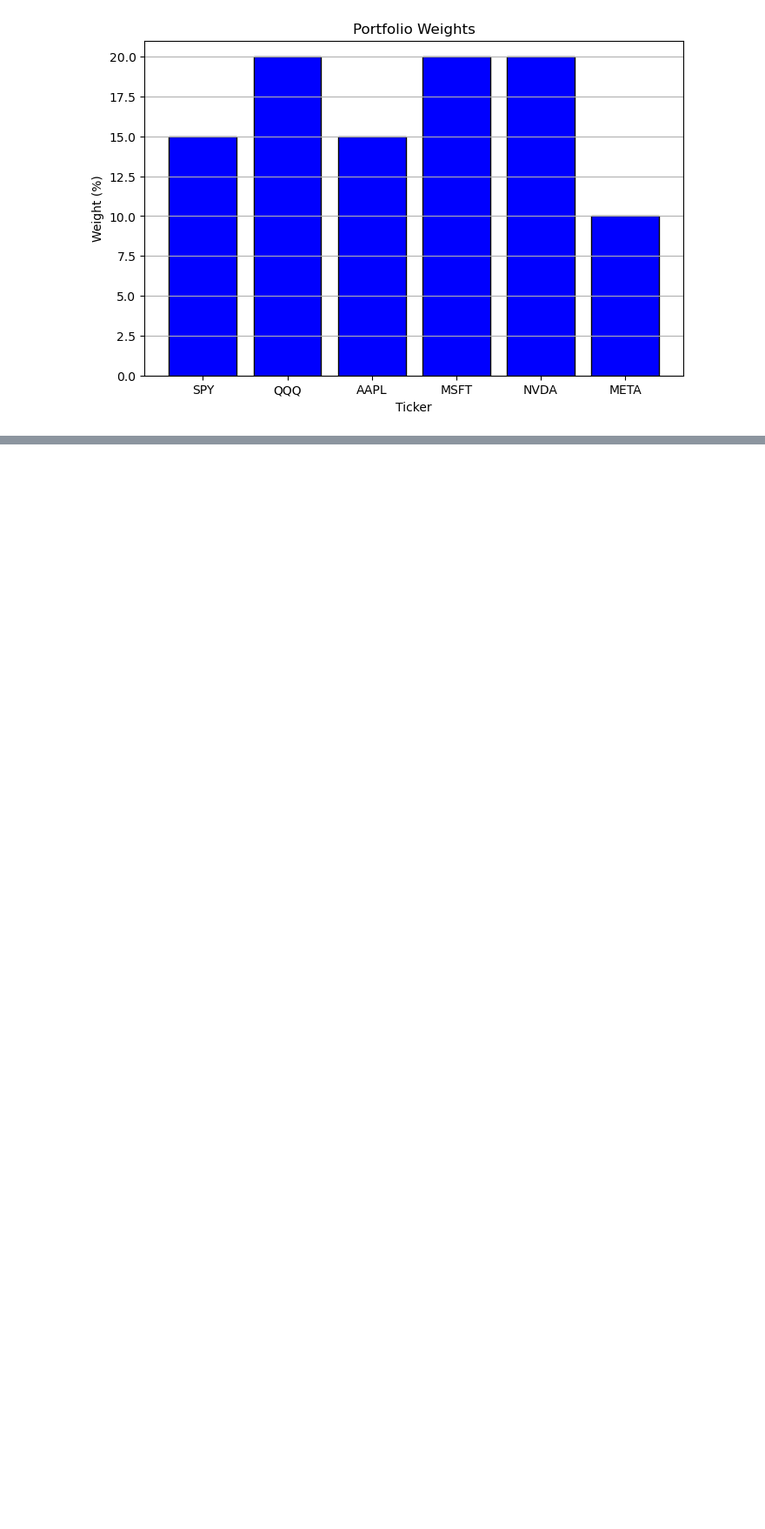
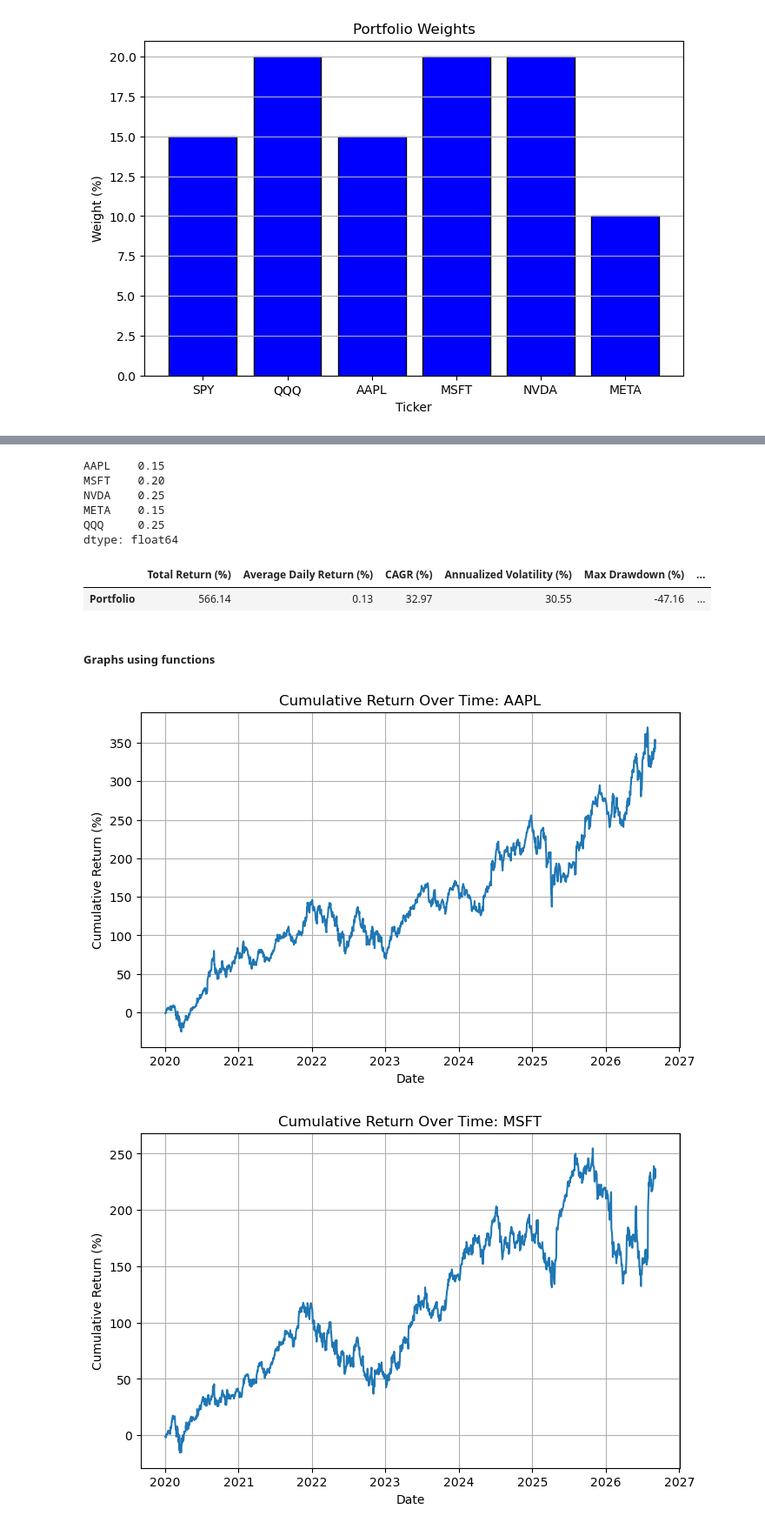
Before and after one commit to caiorocha12/Finance-Dashboard-AI-project, a Jupyter notebook: finance_data_analysis.ipynb, the cells around one changed output, grey strips where cells are left out. Shown at 87% size. Saved outputs shown, nothing was run; the diff lists cells and outputs as text; code cells hidden in the pictures; blank space fills up the shorter version.

```diff
--- a/finance_data_analysis.ipynb
+++ b/finance_data_analysis.ipynb
@@ -858,0 +1042,16 @@ plt.show()
+# %%
+# Test to see if function is working properly
+
+portfolio_tickers = ["AAPL", "MSFT", "NVDA", "META", "QQQ"]
+benchmark = "SPY"
+start_date = "2020-01-01"
+
+close_price = get_stock_data(portfolio_tickers, start_date, benchmark=benchmark)
+
+asset_results = calculate_asset_metrics(
+    close_price,
+    portfolio_tickers,
+    benchmark=benchmark
+)
+
+asset_results["display_summary"]
@@ -858,0 +1103,21 @@ plt.show()
+# %%
+# Testing Weights with given individual weights
+
+custom_weights = {
+    "AAPL": 0.15,
+    "MSFT": 0.20,
+    "NVDA": 0.25,
+    "META": 0.15,
+    "QQQ": 0.25
+}
+
+weights = create_weights(portfolio_tickers, custom_weights)
+
+weights
+# %% [output]
+AAPL    0.15
+MSFT    0.20
+NVDA    0.25
+META    0.15
+QQQ     0.25
+dtype: float64
@@ -858,0 +1240,39 @@ plt.show()
+# %%
+# Testing Portfolio metrics
+
+weights = create_weights(portfolio_tickers)
+
+portfolio_results = calculate_portfolio_metrics(
+    asset_results["daily_returns"],
+    portfolio_tickers,
+    weights,
+    benchmark=benchmark
+)
+
+portfolio_results["display_summary"]
+# %% [output]
+|  | Total Return (%) | Average Daily Return (%) | CAGR (%) | Annualized Volatility (%) | Max Drawdown (%) | ... |
+| Portfolio | 566.14 | 0.13 | 32.97 | 30.55 | -47.16 | ... |
+# %% [markdown]
+##### Graphs using functions
+# %%
+# Asset Cumulative Return
+
+asset_cumulative_return = asset_results["cumulative_return"]
+
+for ticker in asset_cumulative_return.columns:
+    plt.figure(figsize=(8, 5))
+
+    plt.plot(
+        asset_cumulative_return.index,
+        asset_cumulative_return[ticker] * 100
+    )
+
+    plt.xlabel("Date")
+    plt.ylabel("Cumulative Return (%)")
+    plt.title(f"Cumulative Return Over Time: {ticker}")
+    plt.grid(True)
+    plt.show()
+# %% [output]
+[figure, added]
+[figure, added]
```
Also changed, not shown: parts of 59 cells of this notebook.
